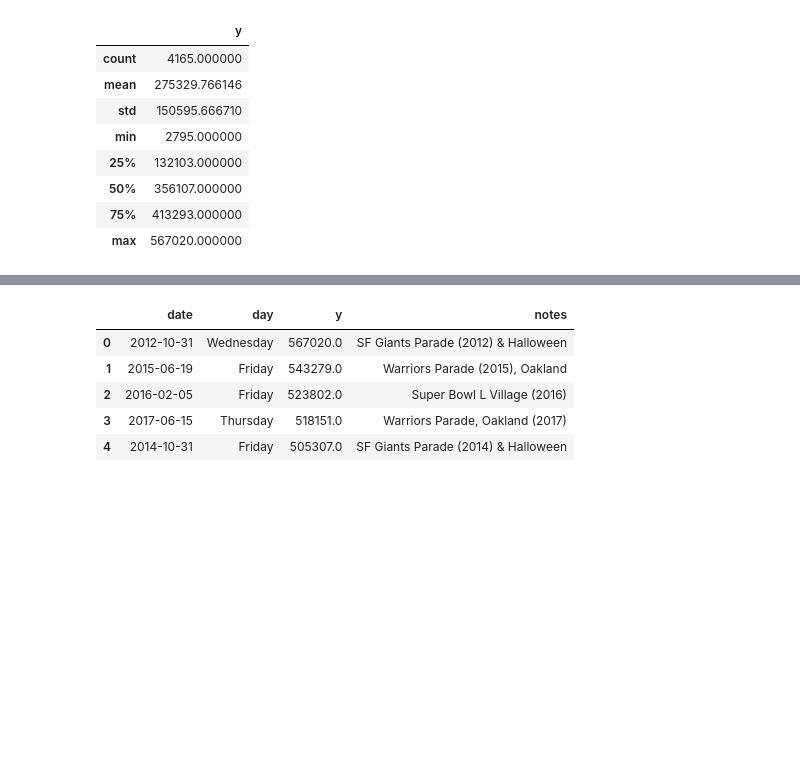
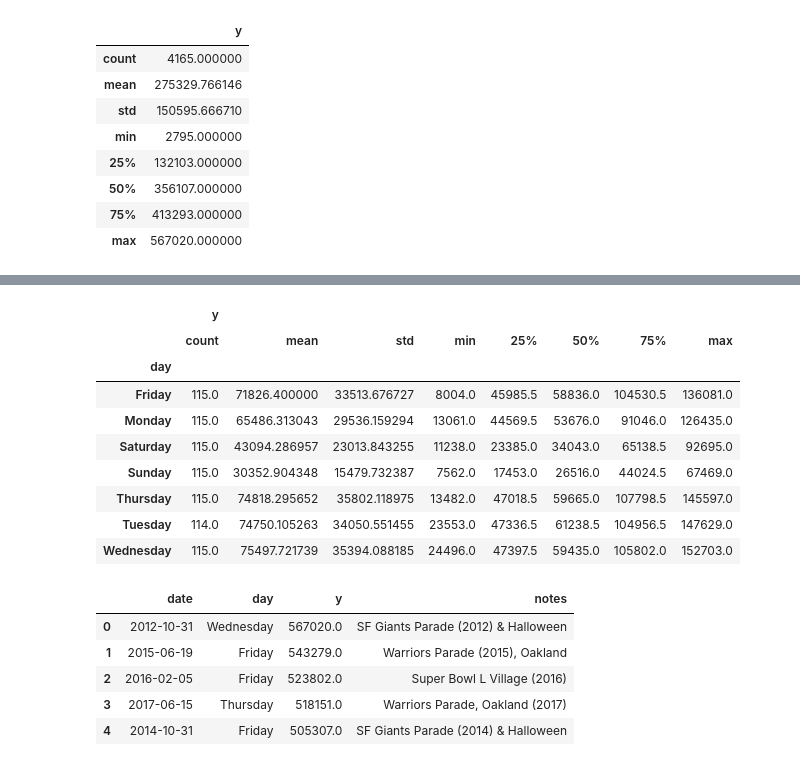
Before and after one commit to gigi-codes/capstone, a Jupyter notebook: code/02_ED2.ipynb, the cells around one changed output, grey strips where cells are left out. Saved outputs shown, nothing was run; the diff lists cells and outputs as text; code cells hidden in the pictures; blank space fills up the shorter version.

```diff
--- a/code/02_ED2.ipynb
+++ b/code/02_ED2.ipynb
@@ -205,3 +214,18 @@ desc
+# %%
+# descriptives pre-covid
+desc_post = bart[split_date:].groupby(['day']).describe()
+desc_post
+# %% [output]
+|  | y |  |  |  |  |  |  |  |
+|  | count | mean | std | min | 25% | 50% | 75% | max |
+| day |  |  |  |  |  |  |  |  |
+| Friday | 115.0 | 71826.400000 | 33513.676727 | 8004.0 | 45985.5 | 58836.0 | 104530.5 | 136081.0 |
+| Monday | 115.0 | 65486.313043 | 29536.159294 | 13061.0 | 44569.5 | 53676.0 | 91046.0 | 126435.0 |
+| Saturday | 115.0 | 43094.286957 | 23013.843255 | 11238.0 | 23385.0 | 34043.0 | 65138.5 | 92695.0 |
+| Sunday | 115.0 | 30352.904348 | 15479.732387 | 7562.0 | 17453.0 | 26516.0 | 44024.5 | 67469.0 |
+| Thursday | 115.0 | 74818.295652 | 35802.118975 | 13482.0 | 47018.5 | 59665.0 | 107798.5 | 145597.0 |
+| Tuesday | 114.0 | 74750.105263 | 34050.551455 | 23553.0 | 47336.5 | 61238.5 | 104956.5 | 147629.0 |
+| Wednesday | 115.0 | 75497.721739 | 35394.088185 | 24496.0 | 47397.5 | 59435.0 | 105802.0 | 152703.0 |
 # %%
 # Events for top-10 ridership dates
 notes = [
```
Also changed, not shown: parts of 8 cells of this notebook.
